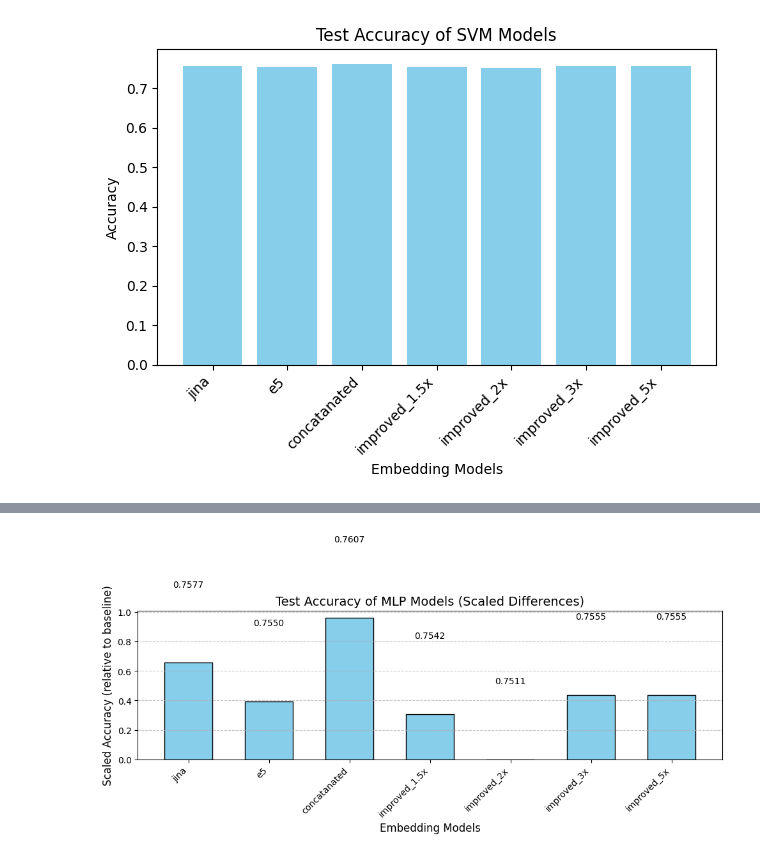
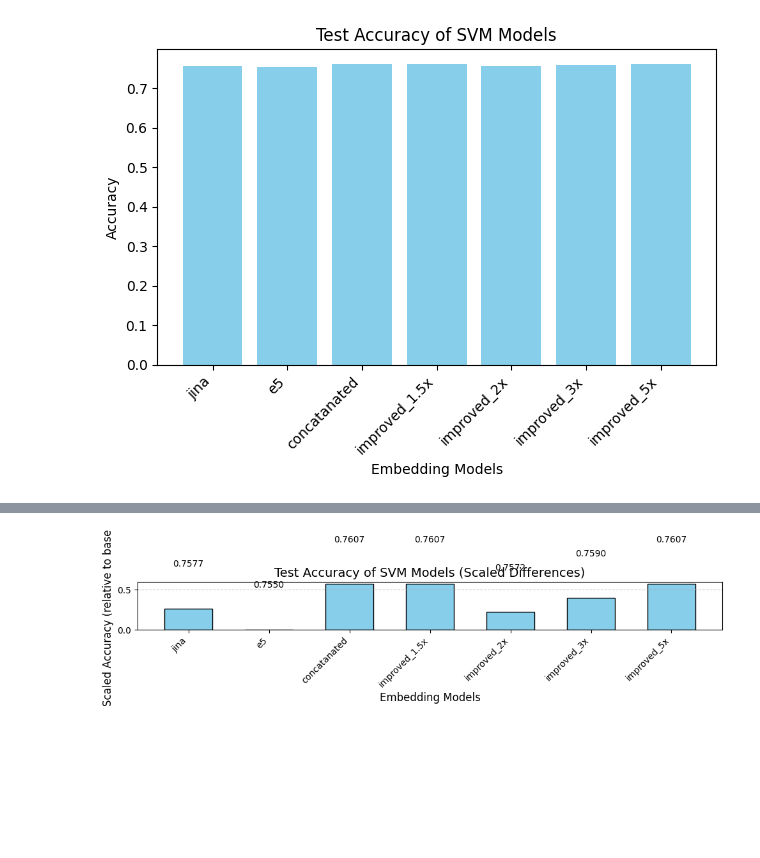
Before and after one commit to SamirGanbarli/ImrovedSpaceAlgorithmOnTextRepresentationTechniques, a Jupyter notebook: KolektifOgrenmeProjeDuyguAnalizi.ipynb, the cells around one changed output, grey strips where cells are left out. Saved outputs shown, nothing was run; the diff lists cells and outputs as text; code cells hidden in the pictures; blank space fills up the shorter version.

```diff
--- a/KolektifOgrenmeProjeDuyguAnalizi.ipynb
+++ b/KolektifOgrenmeProjeDuyguAnalizi.ipynb
@@ -190,13 +200,30 @@ mlp_models = {}
 predictions_MLP = {}
 
 for model_name, embeddings in embeddings_dict.items():
-  # if model_name != 'model4':
-  #   continue
-  # else:
-    # Split the data into training and testing
+
+    # Splitting the data initially
     X_train, X_test, y_train, y_test = train_test_split(
-        embeddings, df['category'].values, test_size=0.2, random_state=42
+      embeddings, df['category'].values, test_size=0.2, random_state=42
     )
+
+    # Adjusting split for specific models
+    if model_name not in ['jina', 'e5']:
+        X_train, X_test, y_train, y_test = train_test_split(
+            embeddings_dict['concatanated'], df['category'].values, test_size=0.2, random_state=42
+        )
+
+    # Handle improved embeddings based on model name
+    improved_multipliers = {
+        'improved_1.5x': 1.5,
+        'improved_2x': 2.0,
+        'improved_3x': 3.0,
+        'improved_5x': 5.0
+    }
+
+    if model_name in improved_multipliers:
+        multiplier = improved_multipliers[model_name]
+        X_train, transformations = generate_improved_features(X_train, y_train, f=2, k=1, target_size_multiplier=multiplier)
+        X_test = generate_improved_features(X_test, None, f=2, k=1, target_size_multiplier=multiplier, transformations=transformations)
 
 
     # Train SVM
@@ -208,7 +235,7 @@ for model_name, embeddings in embeddings_dict.items():
 
     # Save the model
     svm_models[model_name] = svm
-    print(f"{model_name} - Training and Testing Time SVM: {end_time - start_time:.2f} seconds")
+    print(f"{model_name, X_train.shape} - Training and Testing Time SVM: {end_time - start_time:.2f} seconds")
 
 
     # Get predictions
@@ -227,7 +254,7 @@ for model_name, embeddings in embeddings_dict.items():
 
     # Save the model
     mlp_models[model_name] = mlp
-    print(f"{model_name} - Training and Testing Time MLP: {end_time - start_time:.2f} seconds")
+    print(f"{model_name, X_train.shape} - Training and Testing Time MLP: {end_time - start_time:.2f} seconds")
 
 
     # Get predictions
@@ -320,32 +347,32 @@ plt.show()
 # %%
 import matplotlib.pyplot as plt
 
 # Example data: Model names and accuracies
 model_names = list(predictions_SMVS.keys())
 accuracies = [accuracy_score(y_test, preds) for preds in predictions_SMVS.values()]
 
 # Scale the accuracies (e.g., subtract a baseline and multiply by a factor)
 baseline = min(accuracies)  # Set the baseline to the minimum accuracy
 scale_factor = 100  # Scaling factor to exaggerate differences
 scaled_accuracies = [(acc - baseline) * scale_factor for acc in accuracies]
 
 # Create the bar chart
 plt.figure(figsize=(10, 6))
 bars = plt.bar(model_names, scaled_accuracies, color='skyblue', edgecolor='black', width=0.6)
 
 # Add data labels above the bars for scaled values
 for bar, scaled_accuracy, original_accuracy in zip(bars, scaled_accuracies, accuracies):
     plt.text(bar.get_x() + bar.get_width() / 2, bar.get_height() + 0.5,
              f'{original_accuracy:.4f}', ha='center', va='bottom', fontsize=10)
 
 # Set labels and title
 plt.xlabel('Embedding Models', fontsize=12)
 plt.ylabel('Scaled Accuracy (relative to baseline)', fontsize=12)
-plt.title('Test Accuracy of MLP Models (Scaled Differences)', fontsize=14)
+plt.title('Test Accuracy of SVM Models (Scaled Differences)', fontsize=14)
 plt.xticks(rotation=45, ha='right')
 plt.grid(axis='y', linestyle='--', alpha=0.7)
 
 plt.tight_layout()
 plt.show()
 # %% [output]
-[figure, old version]
+[figure, new version]
```
Also changed, not shown: parts of 7 cells of this notebook, 1 other file.
